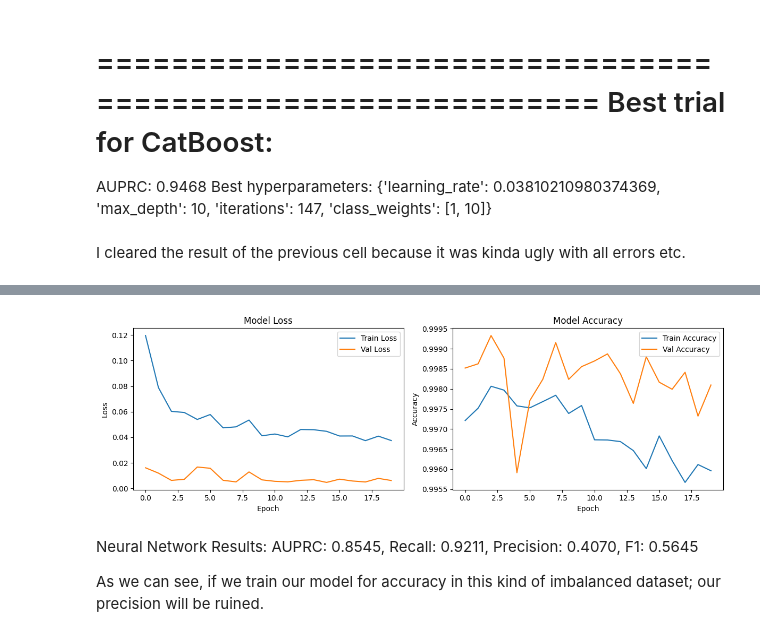
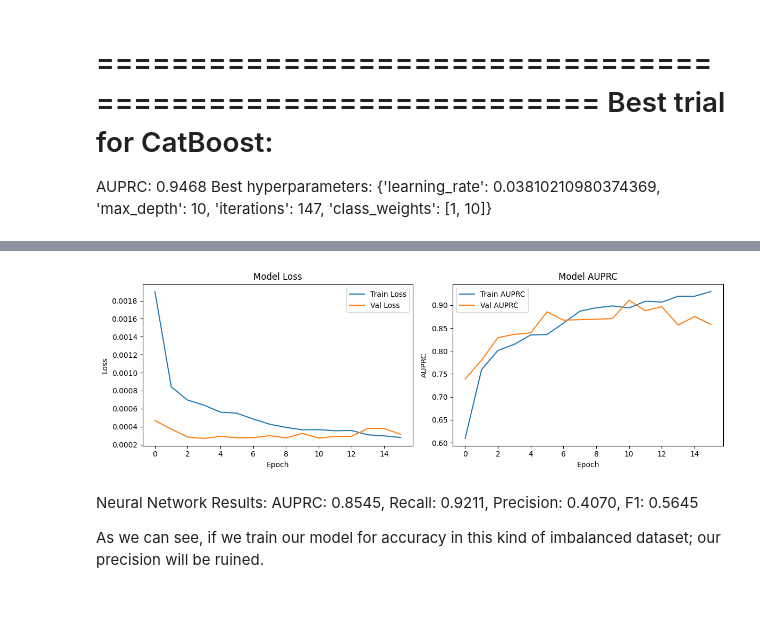
Before and after one commit to fulcrumm1365/card_fraud, a Jupyter notebook: main.ipynb, the cells around one changed output, grey strips where cells are left out. Drawn from its saved outputs; the diff is of its cells as text; code cells hidden in the pictures; blank space fills up the shorter version.

```diff
--- a/main.ipynb
+++ b/main.ipynb
@@ -818,8 +901,16 @@ Best trial for CatBoost:
 ============================================================
 AUPRC: 0.9468
 Best hyperparameters: {'learning_rate': 0.03810210980374369, 'max_depth': 10, 'iterations': 147, 'class_weights': [1, 10]}
-# %% [markdown]
-I cleared the result of the previous cell because it was kinda ugly with all errors etc.
+# %%
+def focal_loss(alpha=0.75, gamma=2.0):
+    def loss(y_true, y_pred):
+        y_pred = tf.clip_by_value(y_pred, 1e-7, 1 - 1e-7)
+        bce = keras.backend.binary_crossentropy(y_true, y_pred)
+        p_t = y_true * y_pred + (1 - y_true) * (1 - y_pred)
+        alpha_factor = y_true * alpha + (1 - y_true) * (1 - alpha)
+        modulating_factor = tf.pow(1.0 - p_t, gamma)
+        return tf.reduce_mean(alpha_factor * modulating_factor * bce)
+    return loss
 # %%
 warnings.filterwarnings("ignore")
 
@@ -833,17 +924,25 @@ X_test_scaled = scaler_nn.transform(X_test)
 model_nn = keras.Sequential([
     layers.Input(shape=(X_train_scaled.shape[1],)),
     layers.Dense(64, activation="relu"),
-    layers.Dropout(0.3),
+    layers.Dropout(0.1),
     layers.Dense(32, activation="relu"),
-    layers.Dropout(0.3),
+    layers.Dropout(0.1),
     layers.Dense(1, activation="sigmoid")
 ])
 
-# Compile with class weight adjustment with accuracy metric
+# Compile with AUPRC metric
 model_nn.compile(
-    optimizer="adam",
-    loss="binary_crossentropy",
-    metrics=["accuracy"]
+    optimizer=keras.optimizers.Adam(learning_rate=1e-3),
+    loss=focal_loss(alpha=0.6, gamma=2.0),
+    metrics=[
+        keras.metrics.AUC(curve="PR", name="auprc"),
+        keras.metrics.Precision(name="precision"),
+        keras.metrics.Recall(name="recall")
+    ]
+)
+# Early stop on validation AUPRC (maximize)
+early_stop = keras.callbacks.EarlyStopping(
+    monitor="val_auprc", mode="max", patience=5, restore_best_weights=True
 )
 
 # Train the model
@@ -851,8 +950,9 @@ history = model_nn.fit(
     X_train_scaled, y_train,
     validation_data=(X_val_scaled, y_val),
     epochs=20,
-    batch_size=32,
+    batch_size=128,
     class_weight={0: 1, 1: 50},
+    callbacks=[early_stop],
     verbose=1
 )
 
@@ -889,11 +989,11 @@ plt.ylabel("Loss")
 plt.legend()
 
 plt.subplot(1, 2, 2)
-plt.plot(history.history["accuracy"], label="Train Accuracy")
-plt.plot(history.history["val_accuracy"], label="Val Accuracy")
-plt.title("Model Accuracy")
+plt.plot(history.history["auprc"], label="Train AUPRC")
+plt.plot(history.history["val_auprc"], label="Val AUPRC")
+plt.title("Model AUPRC")
 plt.xlabel("Epoch")
-plt.ylabel("Accuracy")
+plt.ylabel("AUPRC")
 plt.legend()
 plt.tight_layout()
 plt.show()
@@ -917,5 +1017,5 @@ Epoch 6/20
 weighted avg       1.00      1.00      1.00     28373
-[figure, old version]
+[figure, new version]
 # %% [markdown]
 Neural Network Results:
 AUPRC: 0.8545, Recall: 0.9211, Precision: 0.4070, F1: 0.5645
```
Also changed, not shown: parts of 28 cells of this notebook.
